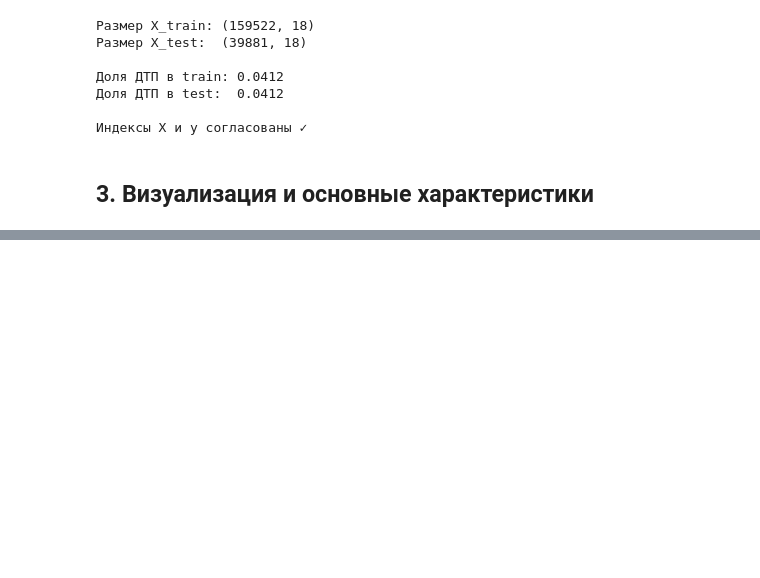
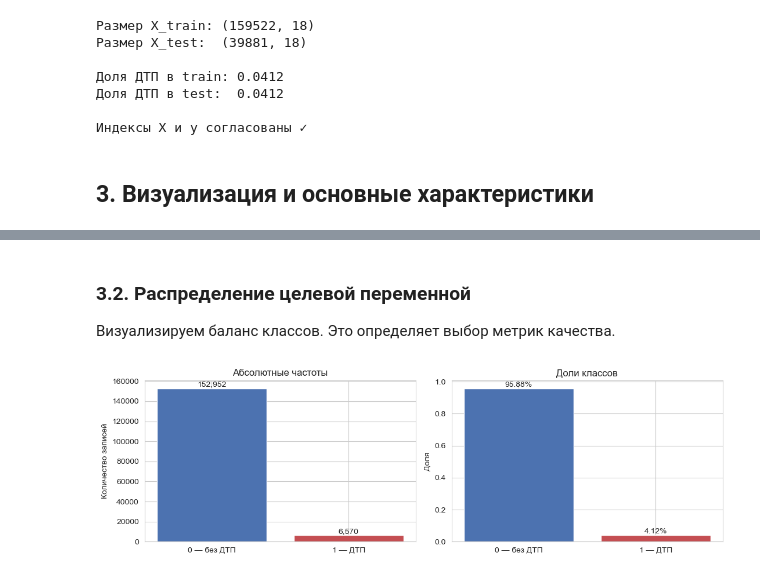
Before and after one commit to Svetlana-plv/Machine_Learning, a Jupyter notebook: lab-3-traffic-accident-classification.ipynb, the cells around one changed output, grey strips where cells are left out. Cells and saved outputs as stored; diff of their text form; code cells hidden in the pictures; blank space fills up the shorter version.

Commit message:
add visualization and calculation of key characteristics

```diff
--- a/lab-3-traffic-accident-classification.ipynb
+++ b/lab-3-traffic-accident-classification.ipynb
@@ -589,0 +555,14 @@ print("\nИндексы X и y согласованы ✓")
+# %%
+train_df = X_train.assign(Accident_Occurred=y_train.values)
+
+numeric_features = [
+    'Hour', 'Month', 'Speed_Limit_kmh', 'Visibility_m',
+    'Congestion_Index', 'Driver_Age', 'Driver_Experience_yrs',
+    'Vehicle_Age_yrs', 'Recorded_Speed_kmh',
+]
+cat_features = [c for c in categorical_cols if c in X_train.columns]
+
+print(f"Строк: {train_df.shape[0]}, колонок: {train_df.shape[1]}")
+print(f"Числовых признаков: {len(numeric_features)}")
+print(f"Категориальных: {len(cat_features)}")
+print(f"Доля ДТП: {train_df['Accident_Occurred'].mean():.4f}")
@@ -589,0 +613,25 @@ print("\nИндексы X и y согласованы ✓")
+# %% [markdown]
+### 3.2. Распределение целевой переменной
+
+Визуализируем баланс классов. Это определяет выбор метрик качества.
+# %%
+fig, axes = plt.subplots(1, 2, figsize=(11, 3.5))
+
+counts = train_df['Accident_Occurred'].value_counts().sort_index()
+axes[0].bar(['0 — без ДТП', '1 — ДТП'], counts.values, color=['#4C72B0', '#C44E52'])
+axes[0].set_title('Абсолютные частоты')
+axes[0].set_ylabel('Количество записей')
+for i, v in enumerate(counts.values):
+    axes[0].text(i, v, f'{v:,}', ha='center', va='bottom')
+
+shares = train_df['Accident_Occurred'].value_counts(normalize=True).sort_index()
+axes[1].bar(['0 — без ДТП', '1 — ДТП'], shares.values, color=['#4C72B0', '#C44E52'])
+axes[1].set_title('Доли классов')
+axes[1].set_ylabel('Доля')
+for i, v in enumerate(shares.values):
+    axes[1].text(i, v, f'{v:.2%}', ha='center', va='bottom')
+
+plt.tight_layout()
+plt.show()
+# %% [output]
+[figure, added]
```
Also changed, not shown: parts of 33 cells of this notebook.
